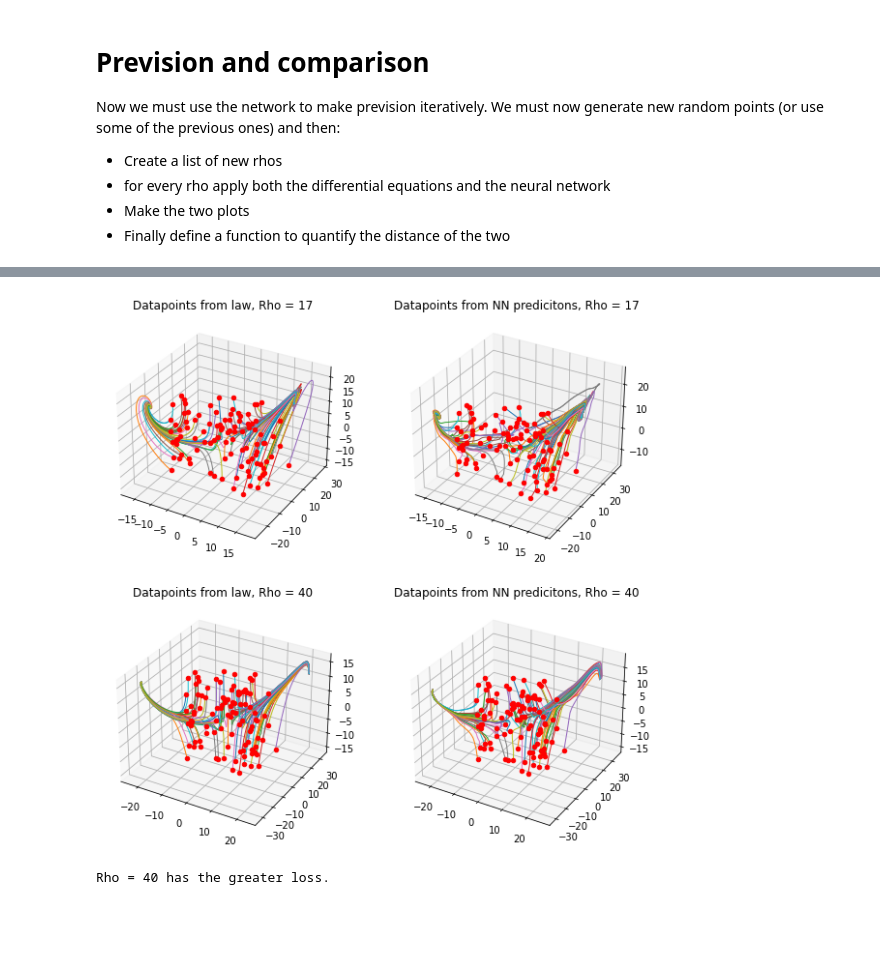
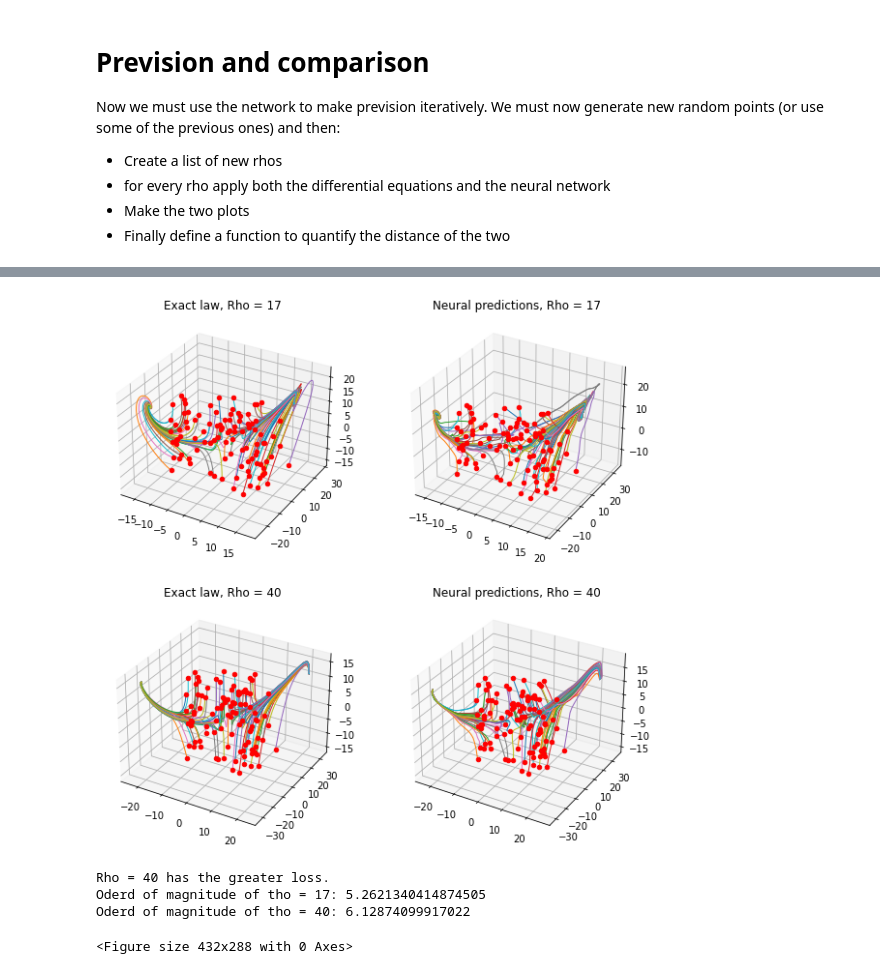
Before and after one commit to lucarad96/ModellingFromMeasurement_homework, a Jupyter notebook: homework_python/ex_3_1.ipynb, the cells around one changed output, grey strips where cells are left out. Cells and saved outputs as stored; diff of their text form; code cells hidden in the pictures; blank space fills up the shorter version.

```diff
--- a/homework_python/ex_3_1.ipynb
+++ b/homework_python/ex_3_1.ipynb
@@ -11,6 +11,7 @@ from tensorflow import keras as K
 import os
 
 cwd = os.getcwd()
+savefig = os.path.join(cwd, 'Images')
 # %%
 # Parameters of the problem
 dt = 0.01
@@ -130,7 +133,7 @@ for rho in rhos:
 
     # Plot of the datapoints from the exact equations
     ax = plt.subplot(2,2,k, projection='3d')
-    plt.title(f"Datapoints from law, Rho = {rho}")
+    plt.title(f"Exact law, Rho = {rho}")
 
     for j in range(n_points):
         x, y, z = x_t[j,:,:].T # .T trasposes the NDarray
@@ -145,7 +148,7 @@ for rho in rhos:
 
     # Plot of the previsions with the neural network
     ax = plt.subplot(2,2,k+1, projection='3d')
-    plt.title(f"Datapoints from NN predicitons, Rho = {rho}")
+    plt.title(f"Neural predictions, Rho = {rho}")
 
     for step in range(t_len-1):
 
@@ -175,4 +178,6 @@ for rho in rhos:
 
     losses[f"rho{rho}"] = cum_error
     k += 2
+
+plt.savefig(os.path.join(savefig, 'lorentz_NN'))
 # %% [output]
@@ -208,8 +201,16 @@ To enable them in other operations, rebuild TensorFlow with the appropriate comp
-[figure, old version]
+[figure, new version]
 # %%
+plt.savefig(os.path.join(savefig, 'lorentz_NN'))
+
 if losses[f"rho{rhos[0]}"] > losses[f"rho{rhos[0]}"]:
     print(f"Rho = {rhos[0]} has the greater loss.")
 else:
     print(f"Rho = {rhos[1]} has the greater loss.")
+
+print(f"Oderd of magnitude of tho = {rhos[0]}: {np.log10(losses['rho17'])}")
+print(f"Oderd of magnitude of tho = {rhos[1]}: {np.log10(losses['rho40'])}")
 # %% [output]
 Rho = 40 has the greater loss.
+Oderd of magnitude of tho = 17: 5.2621340414874505
+Oderd of magnitude of tho = 40: 6.12874099917022
+<Figure size 432x288 with 0 Axes>
```
Also changed, not shown: parts of 2 cells of this notebook, 50 other files.
